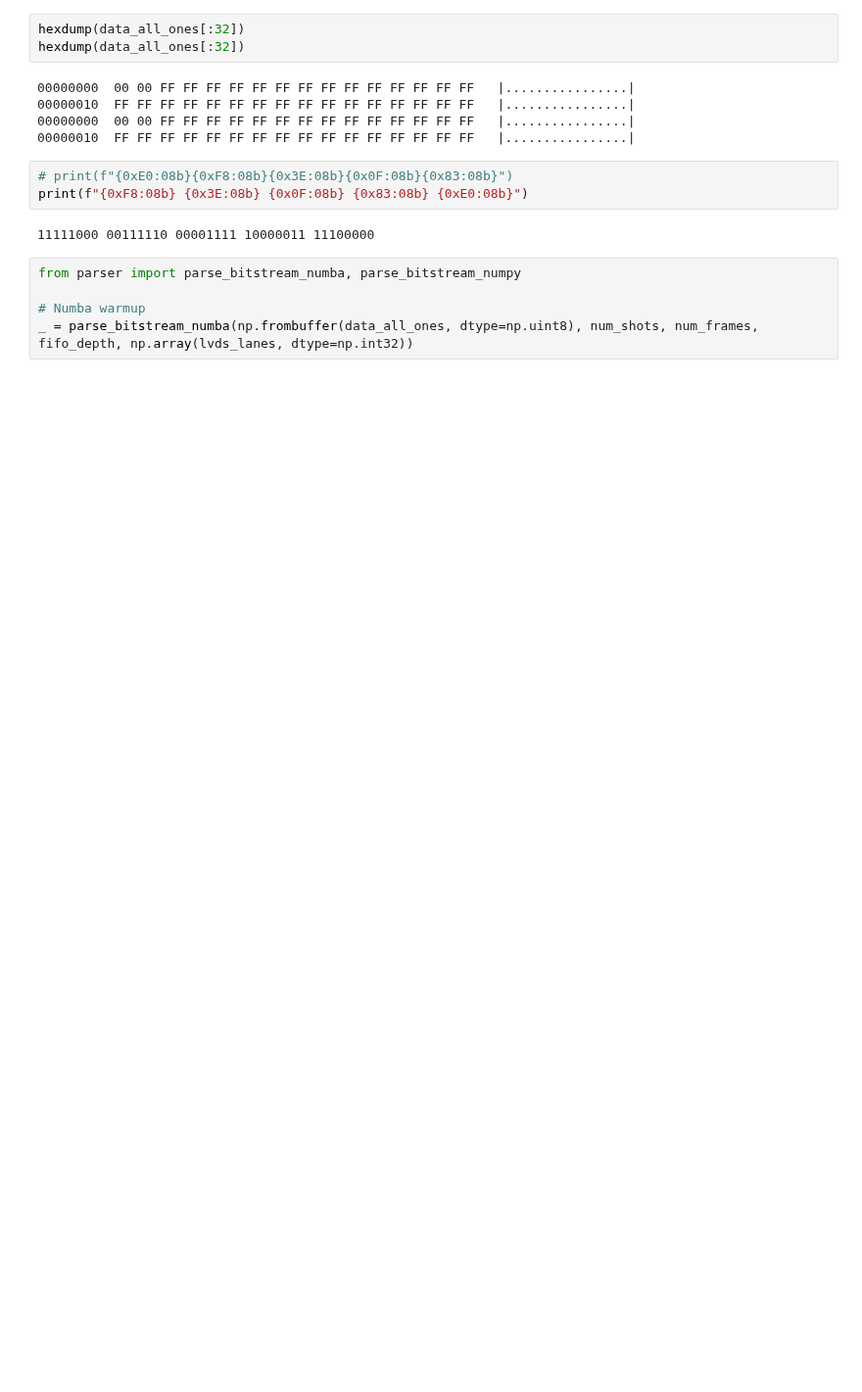
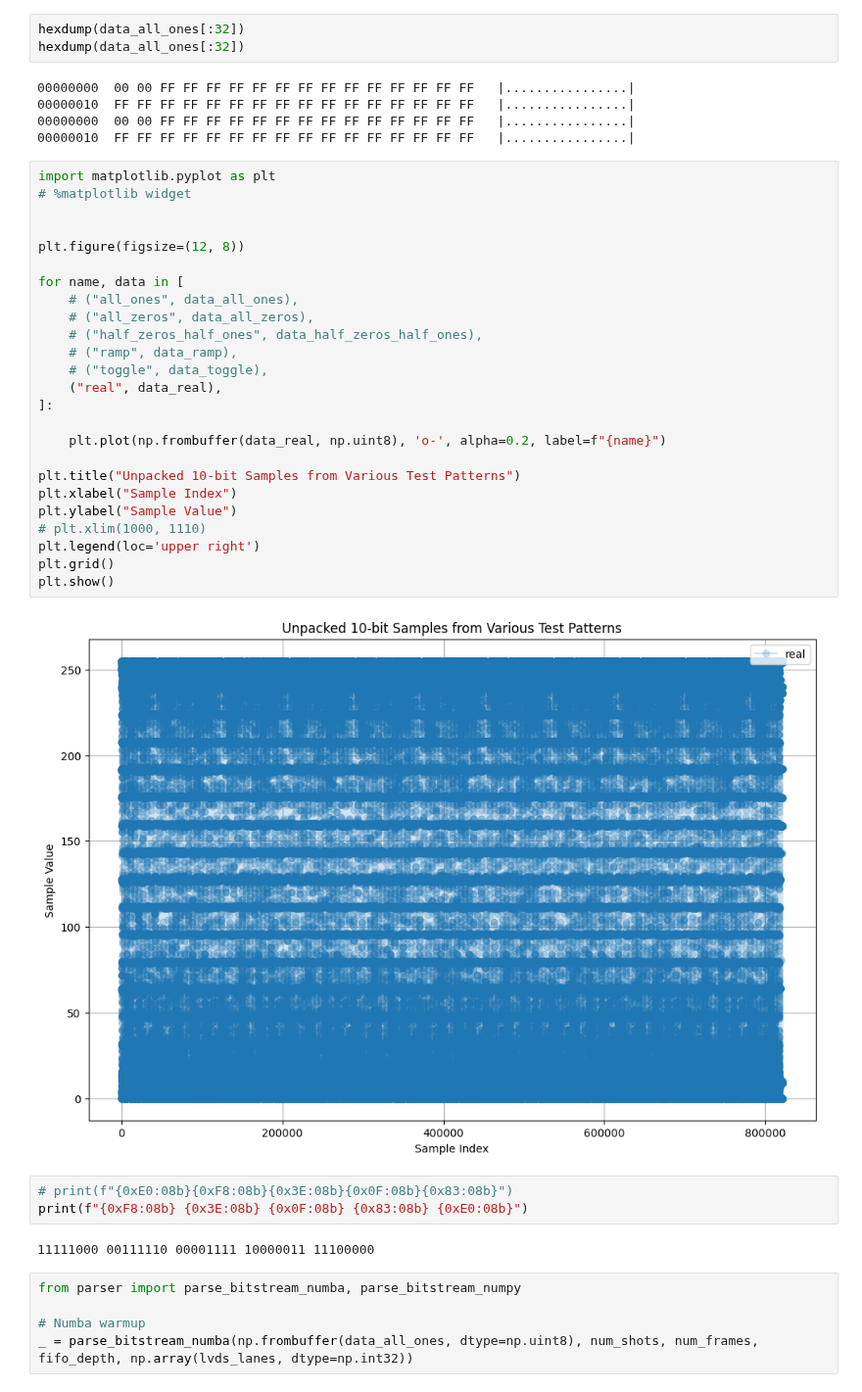
Before and after one commit to pulp-bio/TinyProbe, a Jupyter notebook: wifi_6_board/fw_v6/scripts/data/bitshift_fix/eval.ipynb, the cells around one changed output. Shown at 98% size. Saved outputs shown, nothing was run; the diff lists cells and outputs as text; blank space fills up the shorter version.

```diff
--- a/wifi_6_board/fw_v6/scripts/data/bitshift_fix/eval.ipynb
+++ b/wifi_6_board/fw_v6/scripts/data/bitshift_fix/eval.ipynb
@@ -97,6 +107,33 @@ hexdump(data_all_ones[:32])
 00000010  FF FF FF FF FF FF FF FF FF FF FF FF FF FF FF FF   |................|
 00000000  00 00 FF FF FF FF FF FF FF FF FF FF FF FF FF FF   |................|
 00000010  FF FF FF FF FF FF FF FF FF FF FF FF FF FF FF FF   |................|
+# %%
+import matplotlib.pyplot as plt
+# %matplotlib widget
+
+
+plt.figure(figsize=(12, 8))
+
+for name, data in [
+    # ("all_ones", data_all_ones),
+    # ("all_zeros", data_all_zeros),
+    # ("half_zeros_half_ones", data_half_zeros_half_ones),
+    # ("ramp", data_ramp),
+    # ("toggle", data_toggle),
+    ("real", data_real),
+]:
+
+    plt.plot(np.frombuffer(data_real, np.uint8), 'o-', alpha=0.2, label=f"{name}")
+
+plt.title("Unpacked 10-bit Samples from Various Test Patterns")
+plt.xlabel("Sample Index")
+plt.ylabel("Sample Value")
+# plt.xlim(1000, 1110)
+plt.legend(loc='upper right')
+plt.grid()
+plt.show()
+# %% [output]
+[figure, added]
 # %%
 # print(f"{0xE0:08b}{0xF8:08b}{0x3E:08b}{0x0F:08b}{0x83:08b}")
 print(f"{0xF8:08b} {0x3E:08b} {0x0F:08b} {0x83:08b} {0xE0:08b}")
```
Also changed, not shown: parts of 10 cells of this notebook, 5 other files.
